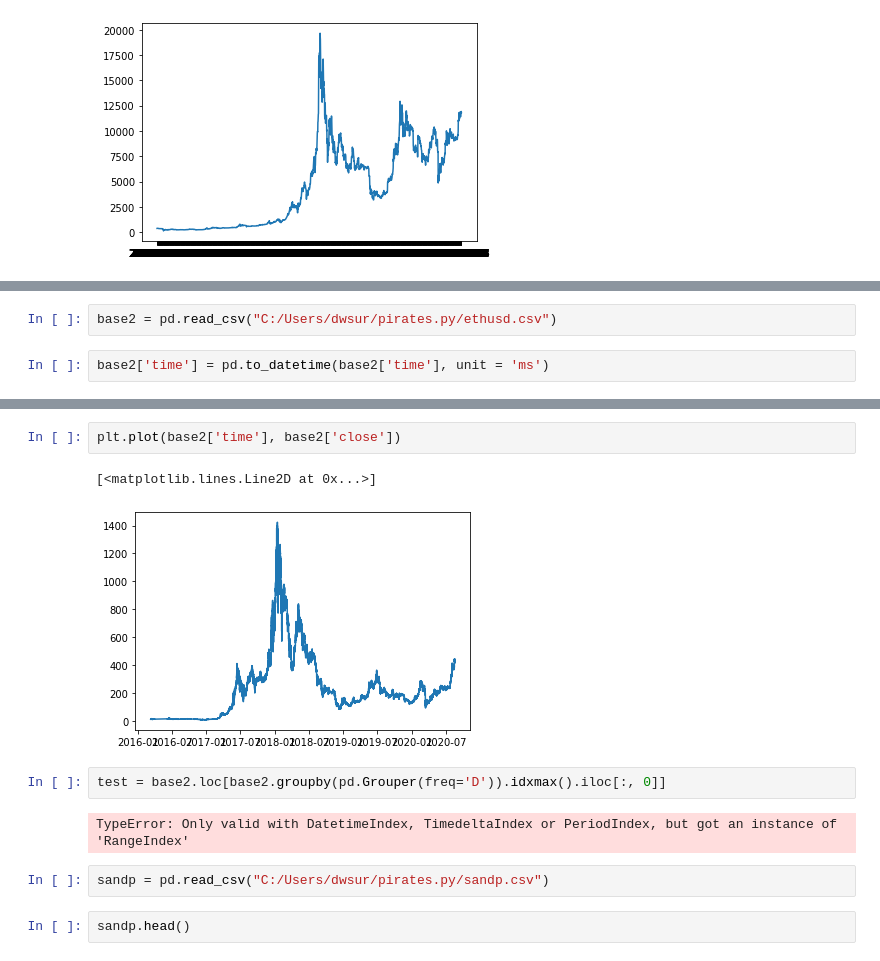
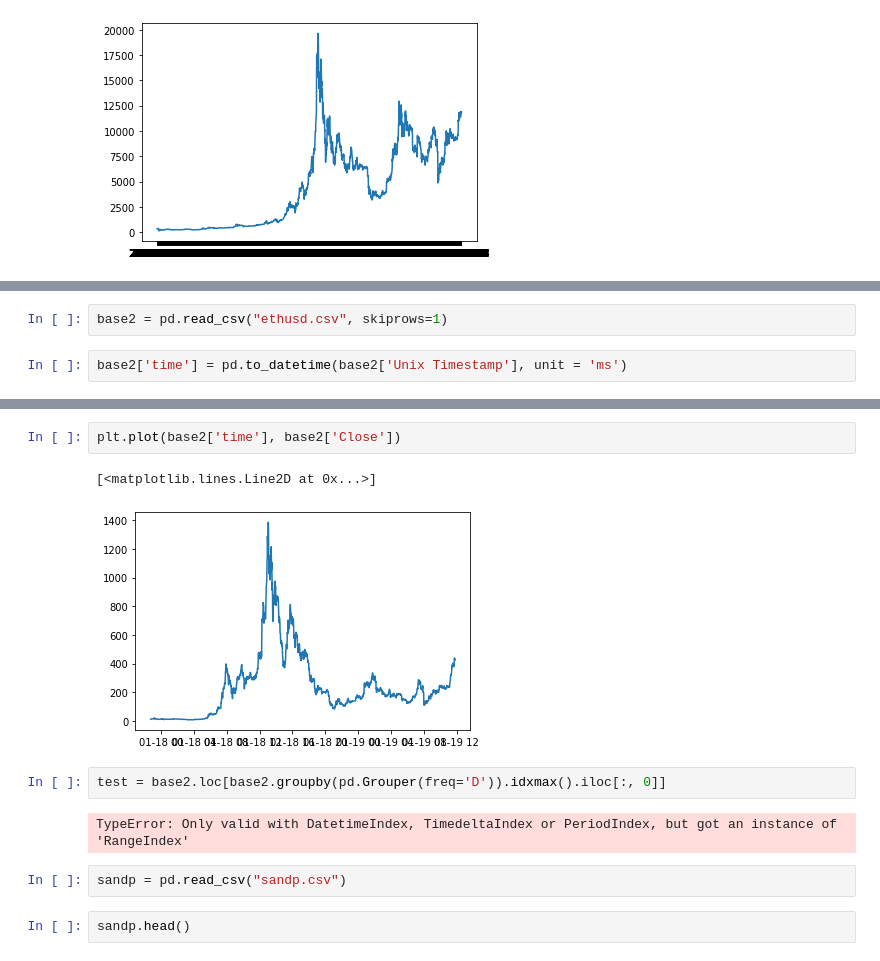
Before and after one commit to kojabawa/pirates, a Jupyter notebook: api dados/testes.ipynb, the cells around one changed output, grey strips where cells are left out. Drawn from its saved outputs; the diff is of its cells as text.

```diff
--- a/api dados/testes.ipynb
+++ b/api dados/testes.ipynb
@@ -29,7 +74,7 @@ plt.plot(base['Date'], base['Close'])
 # %%
-base2 = pd.read_csv("C:/Users/dwsur/pirates.py/ethusd.csv")
+base2 = pd.read_csv("ethusd.csv", skiprows=1)
 # %%
-base2['time'] = pd.to_datetime(base2['time'], unit = 'ms')
+base2['time'] = pd.to_datetime(base2['Unix Timestamp'], unit = 'ms')
 # %%
 base2.set_index(pd.to_datetime(base2['time']))
 # %% [output]
@@ -50,14 +95,14 @@ base2.set_index(pd.to_datetime(base2['time']))
 # %%
-plt.plot(base2['time'], base2['close'])
+plt.plot(base2['time'], base2['Close'])
 # %% [output]
 [<matplotlib.lines.Line2D at 0x...>]
-[figure, old version]
+[figure, new version]
 # %%
 test = base2.loc[base2.groupby(pd.Grouper(freq='D')).idxmax().iloc[:, 0]]
 # %% [output]
 TypeError: Only valid with DatetimeIndex, TimedeltaIndex or PeriodIndex, but got an instance of 'RangeIndex'
 # %%
-sandp = pd.read_csv("C:/Users/dwsur/pirates.py/sandp.csv")
+sandp = pd.read_csv("sandp.csv")
 # %%
 sandp.head()
 # %% [output]
```
Also changed, not shown: parts of 20 cells of this notebook, 8 other files.
